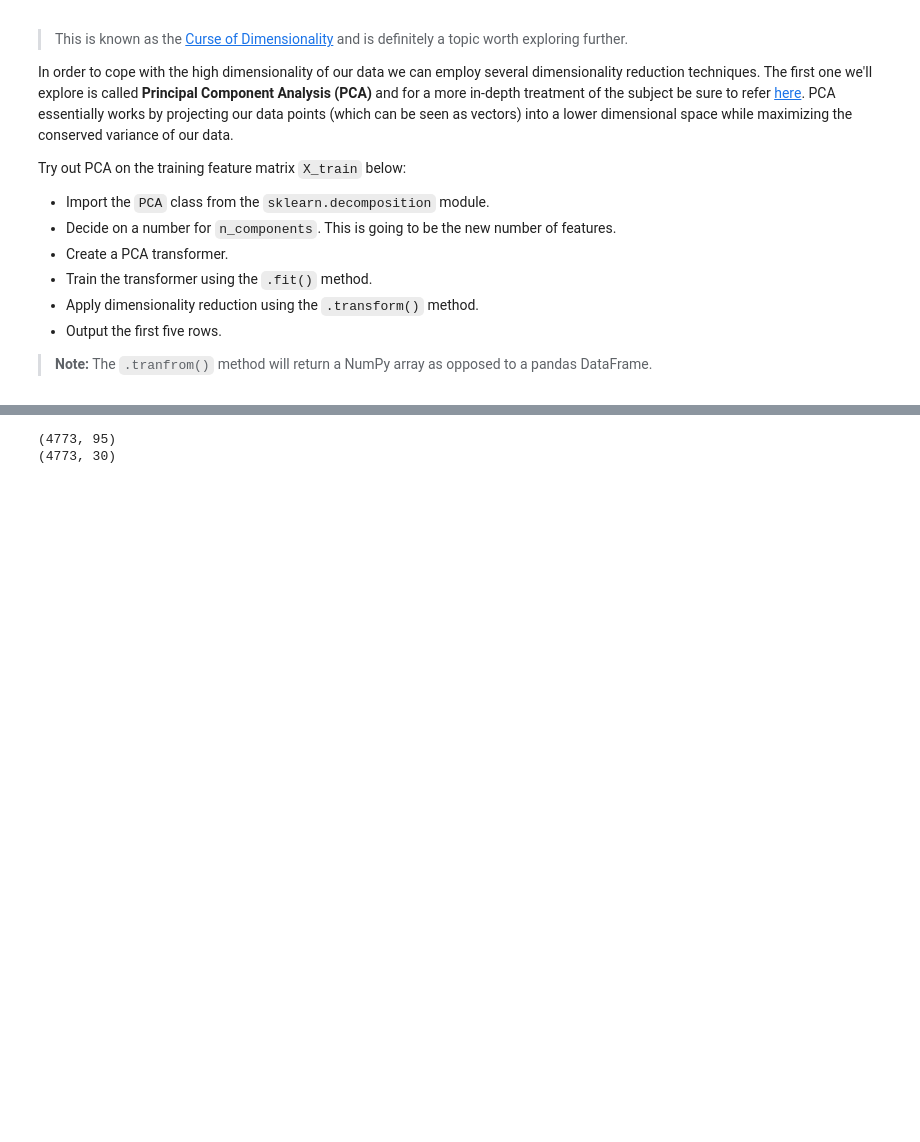
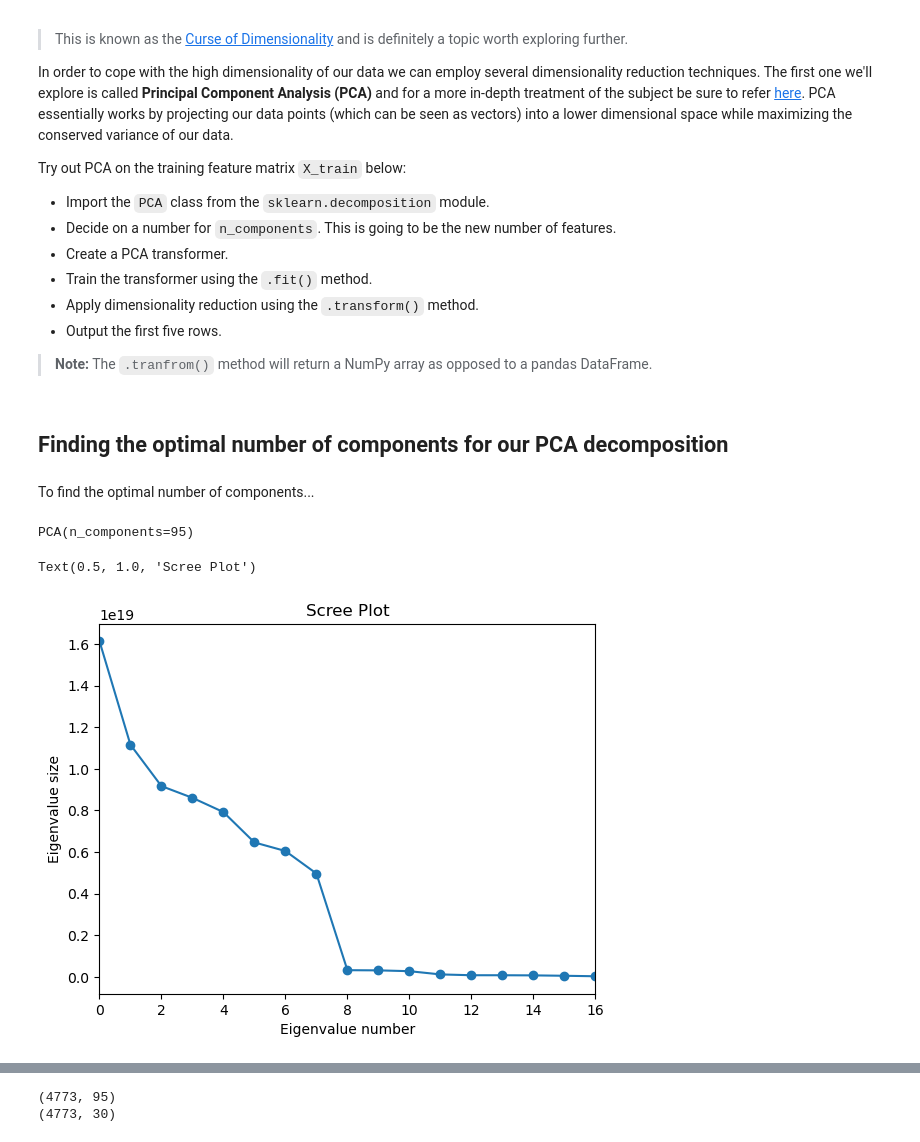
Before and after one commit to Shelfonfire/Python-for-Data-Science, a Jupyter notebook: Session_5/session-five-project-questions.ipynb, the cells around one changed output, grey strips where cells are left out. Drawn from its saved outputs; the diff is of its cells as text; code cells hidden in the pictures; blank space fills up the shorter version.

```diff
--- a/Session_5/session-five-project-questions.ipynb
+++ b/Session_5/session-five-project-questions.ipynb
@@ -122,3 +122,22 @@ Try out PCA on the training feature matrix `X_train` below:
 # %%
 # Importing PCA class
 from sklearn.decomposition import PCA
+# %% [markdown]
+## Finding the optimal number of components for our PCA decomposition
+# %% [markdown]
+To find the optimal number of components...
+# %%
+covar_matrix = PCA(n_components = X_train.shape[1])
+covar_matrix.fit(X_train)
+# %% [output]
+PCA(n_components=95)
+# %%
+plt.plot(covar_matrix.explained_variance_, marker='o')
+#plt.plot(np.cumsum(covar_matrix.explained_variance_), marker='x')
+plt.xlim(0,16)
+plt.xlabel("Eigenvalue number")
+plt.ylabel("Eigenvalue size")
+plt.title("Scree Plot")
+# %% [output]
+Text(0.5, 1.0, 'Scree Plot')
+[figure, added]
```
Also changed, not shown: parts of 119 cells of this notebook, 4 other files.
